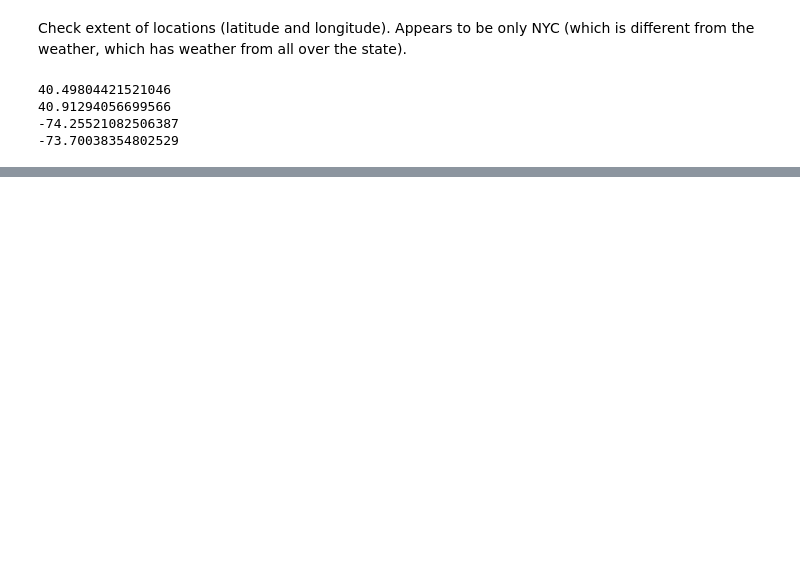
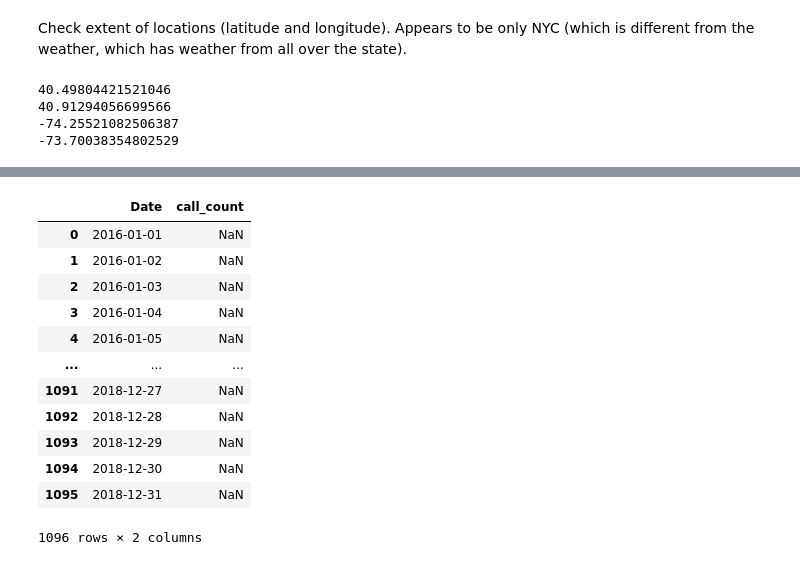
Before and after one commit to ericschwen/weather_311, a Jupyter notebook: 311_exploration.ipynb, the cells around one changed output, grey strips where cells are left out. Drawn from its saved outputs; the diff is of its cells as text; code cells hidden in the pictures; blank space fills up the shorter version.

```diff
--- a/311_exploration.ipynb
+++ b/311_exploration.ipynb
@@ -178,0 +241,16 @@ Name: Created Date, dtype: object
+# %%
+d311
+# %% [output]
+|  | Date | call_count |
+| 0 | 2016-01-01 | NaN |
+| 1 | 2016-01-02 | NaN |
+| 2 | 2016-01-03 | NaN |
+| 3 | 2016-01-04 | NaN |
+| 4 | 2016-01-05 | NaN |
+| ... | ... | ... |
+| 1091 | 2018-12-27 | NaN |
+| 1092 | 2018-12-28 | NaN |
+| 1093 | 2018-12-29 | NaN |
+| 1094 | 2018-12-30 | NaN |
+| 1095 | 2018-12-31 | NaN |
+1096 rows × 2 columns
```
Also changed, not shown: parts of 37 cells of this notebook.
